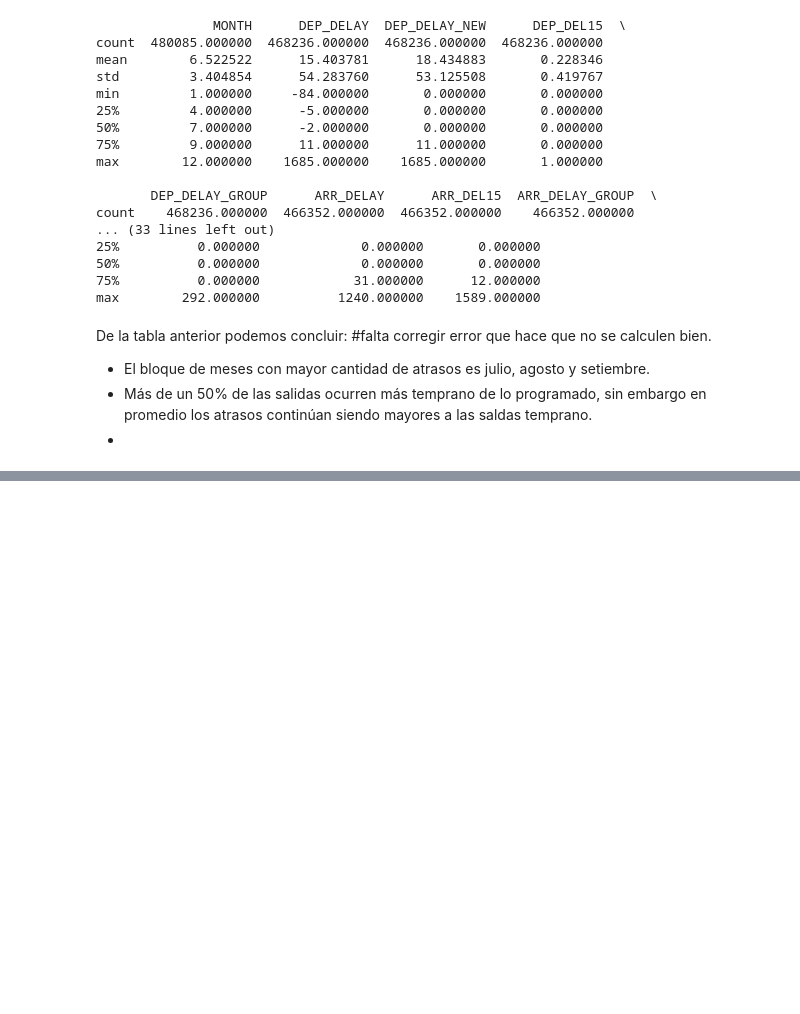
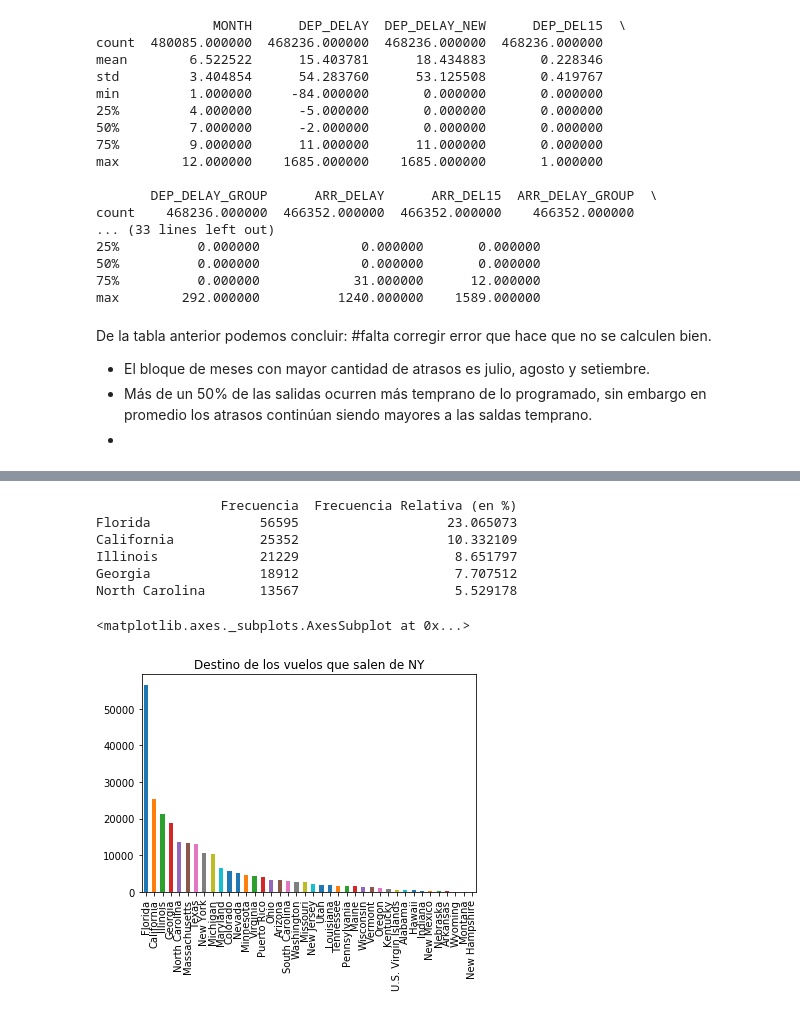
Before and after one commit to lesmedGutierrez/gap_bootcamp_analytics, a Jupyter notebook: script.ipynb, the cells around one changed output, grey strips where cells are left out. Cells and saved outputs as stored; diff of their text form; code cells hidden in the pictures; blank space fills up the shorter version.

```diff
--- a/script.ipynb
+++ b/script.ipynb
@@ -174,0 +231,20 @@ dataset.groupby("CANCELLED").size().to_frame()
+# %%
+#Tabla de frecuencia de ciudades de destino.
+mascara = dataset['ORIGIN_STATE_ABR']=='NY'
+temp = dataset[mascara] #Filtro que permite centrarnos unicamente en los vuelos que salen de NY
+a = pd.value_counts(temp['DEST_STATE_NM'])
+b = 100 * temp['DEST_STATE_NM'].value_counts() / len(temp['DEST_STATE_NM'])
+c = pd.concat([a, b], axis=1)
+c.columns = ['Frecuencia' , 'Frecuencia Relativa (en %)']
+print(c.head())
+del a,b,c
+temp['DEST_STATE_NM'].value_counts().plot(kind='bar',title='Destino de los vuelos que salen de NY')
+# %% [output]
+                Frecuencia  Frecuencia Relativa (en %)
+Florida              56595                   23.065073
+California           25352                   10.332109
+Illinois             21229                    8.651797
+Georgia              18912                    7.707512
+North Carolina       13567                    5.529178
+<matplotlib.axes._subplots.AxesSubplot at 0x...>
+[figure, added]
```
Also changed, not shown: parts of 13 cells of this notebook.
